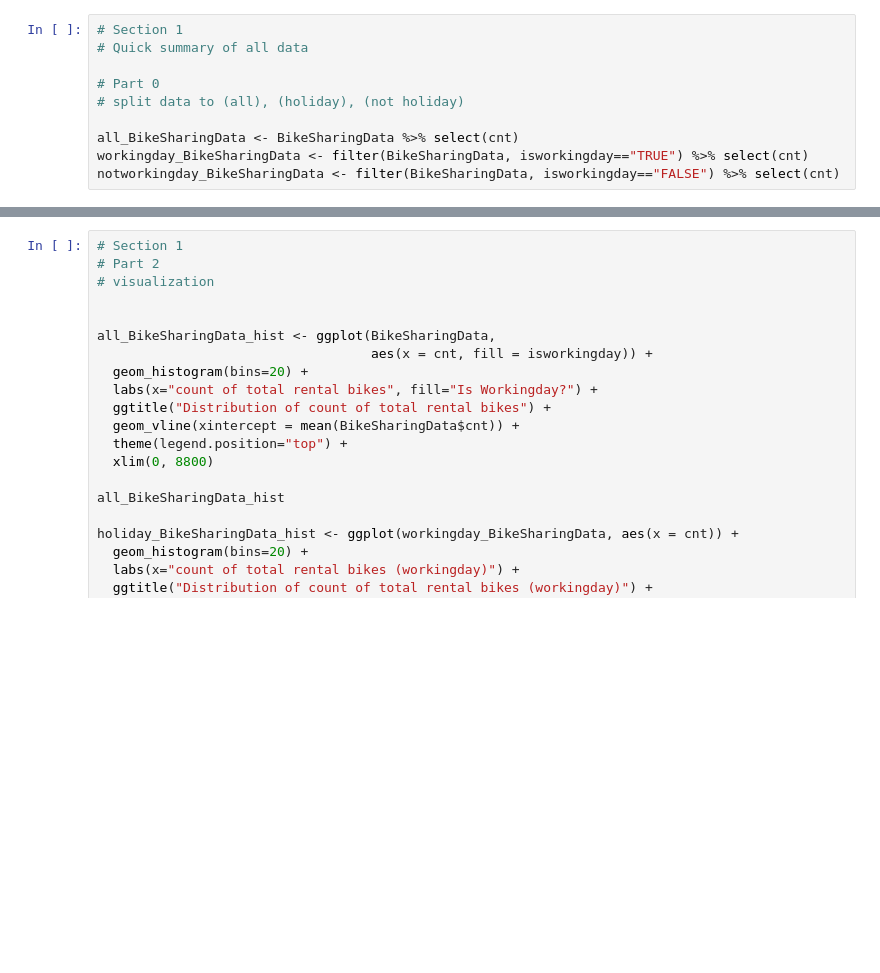
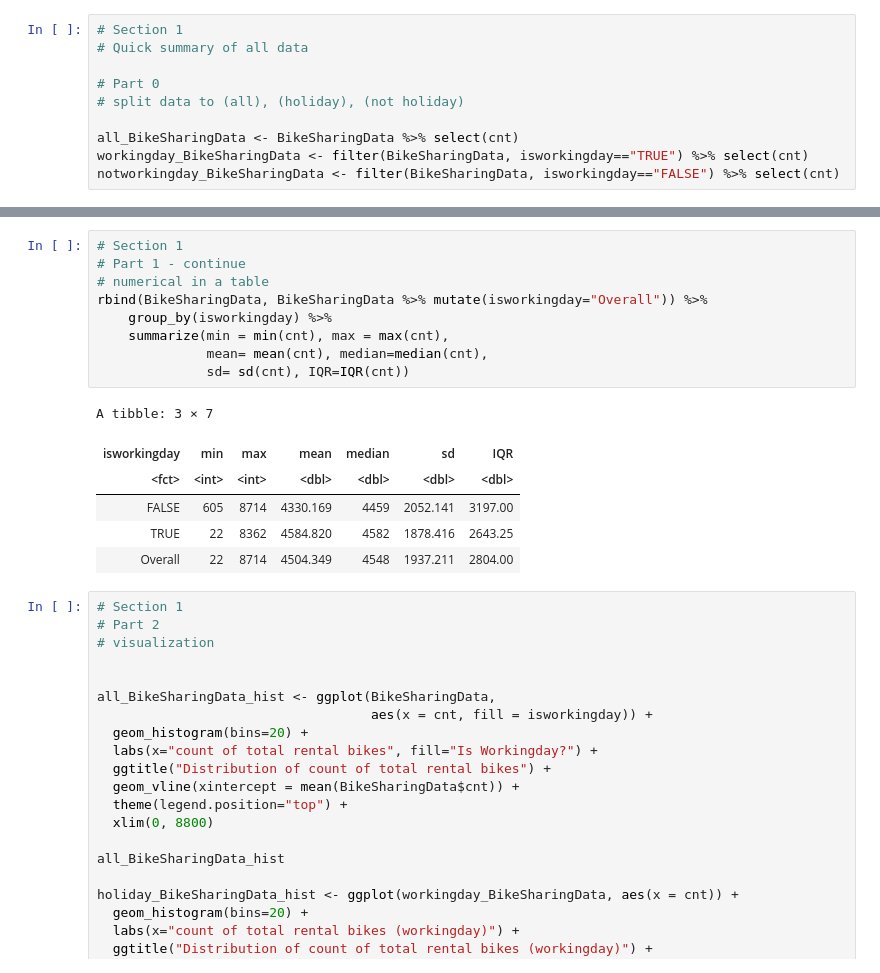
Before and after one commit to Sparsh16/STAT-201-Group-Project, a Jupyter notebook: code/code.ipynb, the cells around one changed output, grey strips where cells are left out. Cells and saved outputs as stored; diff of their text form; blank space fills up the shorter version.

Commit message:
summarize in a table

```diff
--- a/code/code.ipynb
+++ b/code/code.ipynb
@@ -150,3 +150,19 @@ IQR(notworkingday_BikeSharingData$cnt)
+# %%
+# Section 1
+# Part 1 - continue
+# numerical in a table
+rbind(BikeSharingData, BikeSharingData %>% mutate(isworkingday="Overall")) %>%
+    group_by(isworkingday) %>%
+    summarize(min = min(cnt), max = max(cnt),
+              mean= mean(cnt), median=median(cnt),
+              sd= sd(cnt), IQR=IQR(cnt))
+# %% [output]
+A tibble: 3 × 7
+| isworkingday | min | max | mean | median | sd | IQR |
+| <fct> | <int> | <int> | <dbl> | <dbl> | <dbl> | <dbl> |
+| FALSE | 605 | 8714 | 4330.169 | 4459 | 2052.141 | 3197.00 |
+| TRUE | 22 | 8362 | 4584.820 | 4582 | 1878.416 | 2643.25 |
+| Overall | 22 | 8714 | 4504.349 | 4548 | 1937.211 | 2804.00 |
 # %%
 # Section 1
 # Part 2
```
Also changed, not shown: parts of 2 cells of this notebook.
